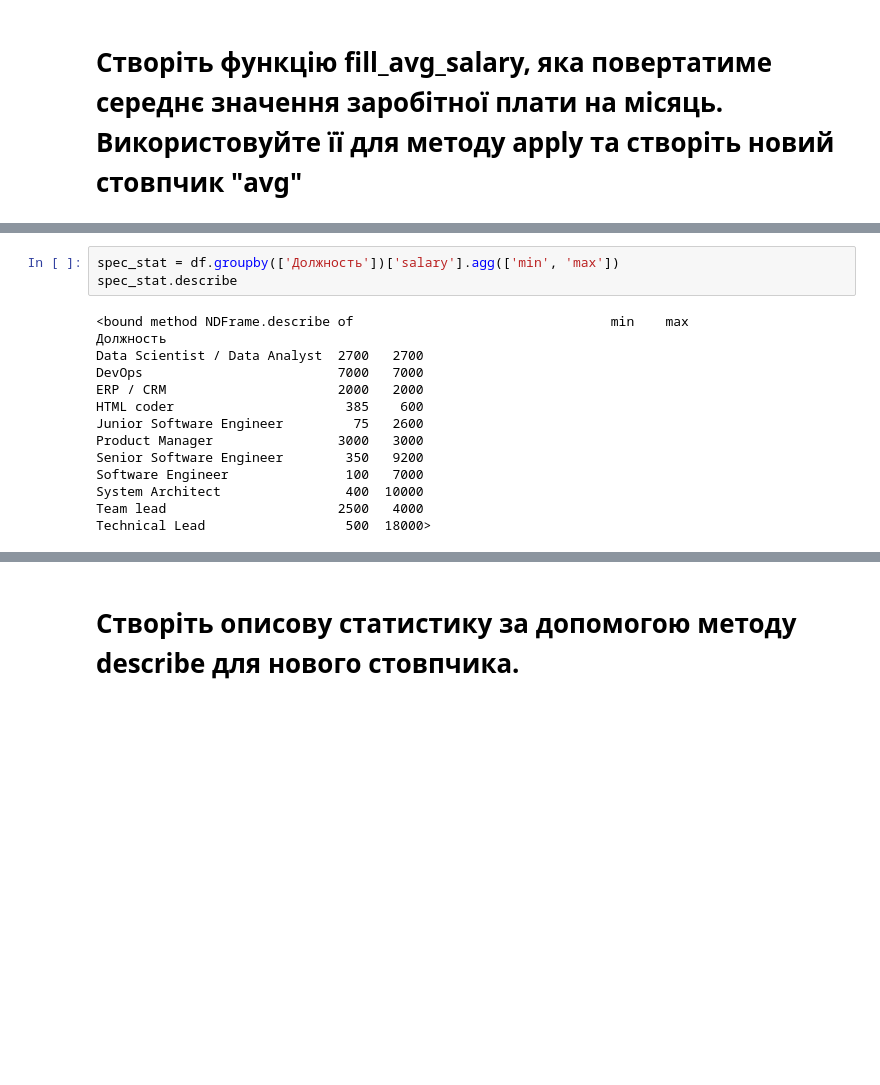
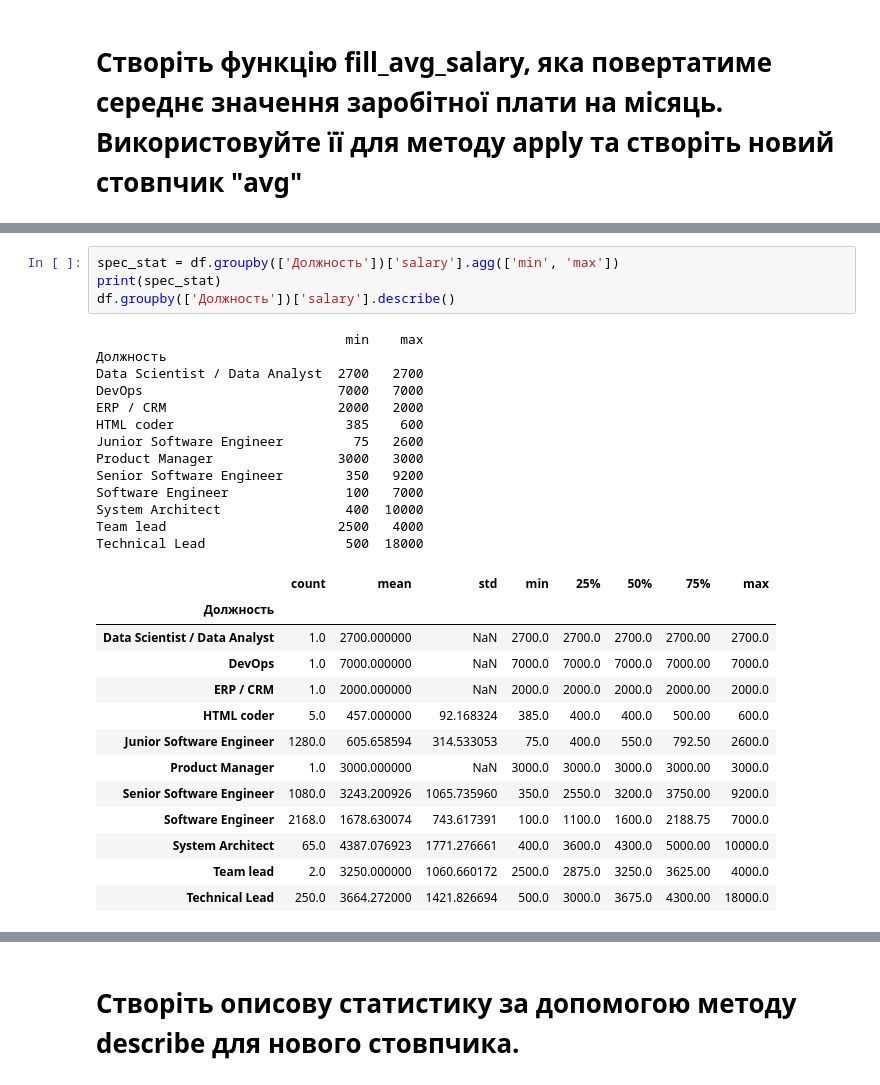
Before and after one commit to lexxai/goit_python_ds_hw_02, a Jupyter notebook: Hw2.2.ipynb, the cells around one changed output, grey strips where cells are left out. Drawn from its saved outputs; the diff is of its cells as text; blank space fills up the shorter version.

```diff
--- a/Hw2.2.ipynb
+++ b/Hw2.2.ipynb
@@ -311,17 +317,31 @@ time: 11.7 ms (started: 2024-01-05 23:33:03 +00:00)
 # %%
 spec_stat = df.groupby(['Должность'])['salary'].agg(['min', 'max'])
-spec_stat.describe
+print(spec_stat)
+df.groupby(['Должность'])['salary'].describe()
 # %% [output]
-<bound method NDFrame.describe of                                 min    max
+                                min    max
 Должность
 Data Scientist / Data Analyst  2700   2700
 DevOps                         7000   7000
 ERP / CRM                      2000   2000
 HTML coder                      385    600
 Junior Software Engineer         75   2600
 Product Manager                3000   3000
 Senior Software Engineer        350   9200
 Software Engineer               100   7000
 System Architect                400  10000
 Team lead                      2500   4000
-Technical Lead                  500  18000>
+Technical Lead                  500  18000
+|  | count | mean | std | min | 25% | 50% | 75% | max |
+| Должность |  |  |  |  |  |  |  |  |
+| Data Scientist / Data Analyst | 1.0 | 2700.000000 | NaN | 2700.0 | 2700.0 | 2700.0 | 2700.00 | 2700.0 |
+| DevOps | 1.0 | 7000.000000 | NaN | 7000.0 | 7000.0 | 7000.0 | 7000.00 | 7000.0 |
+| ERP / CRM | 1.0 | 2000.000000 | NaN | 2000.0 | 2000.0 | 2000.0 | 2000.00 | 2000.0 |
+| HTML coder | 5.0 | 457.000000 | 92.168324 | 385.0 | 400.0 | 400.0 | 500.00 | 600.0 |
+| Junior Software Engineer | 1280.0 | 605.658594 | 314.533053 | 75.0 | 400.0 | 550.0 | 792.50 | 2600.0 |
+| Product Manager | 1.0 | 3000.000000 | NaN | 3000.0 | 3000.0 | 3000.0 | 3000.00 | 3000.0 |
+| Senior Software Engineer | 1080.0 | 3243.200926 | 1065.735960 | 350.0 | 2550.0 | 3200.0 | 3750.00 | 9200.0 |
+| Software Engineer | 2168.0 | 1678.630074 | 743.617391 | 100.0 | 1100.0 | 1600.0 | 2188.75 | 7000.0 |
+| System Architect | 65.0 | 4387.076923 | 1771.276661 | 400.0 | 3600.0 | 4300.0 | 5000.00 | 10000.0 |
+| Team lead | 2.0 | 3250.000000 | 1060.660172 | 2500.0 | 2875.0 | 3250.0 | 3625.00 | 4000.0 |
+| Technical Lead | 250.0 | 3664.272000 | 1421.826694 | 500.0 | 3000.0 | 3675.0 | 4300.00 | 18000.0 |
```
Also changed, not shown: parts of 25 cells of this notebook.
